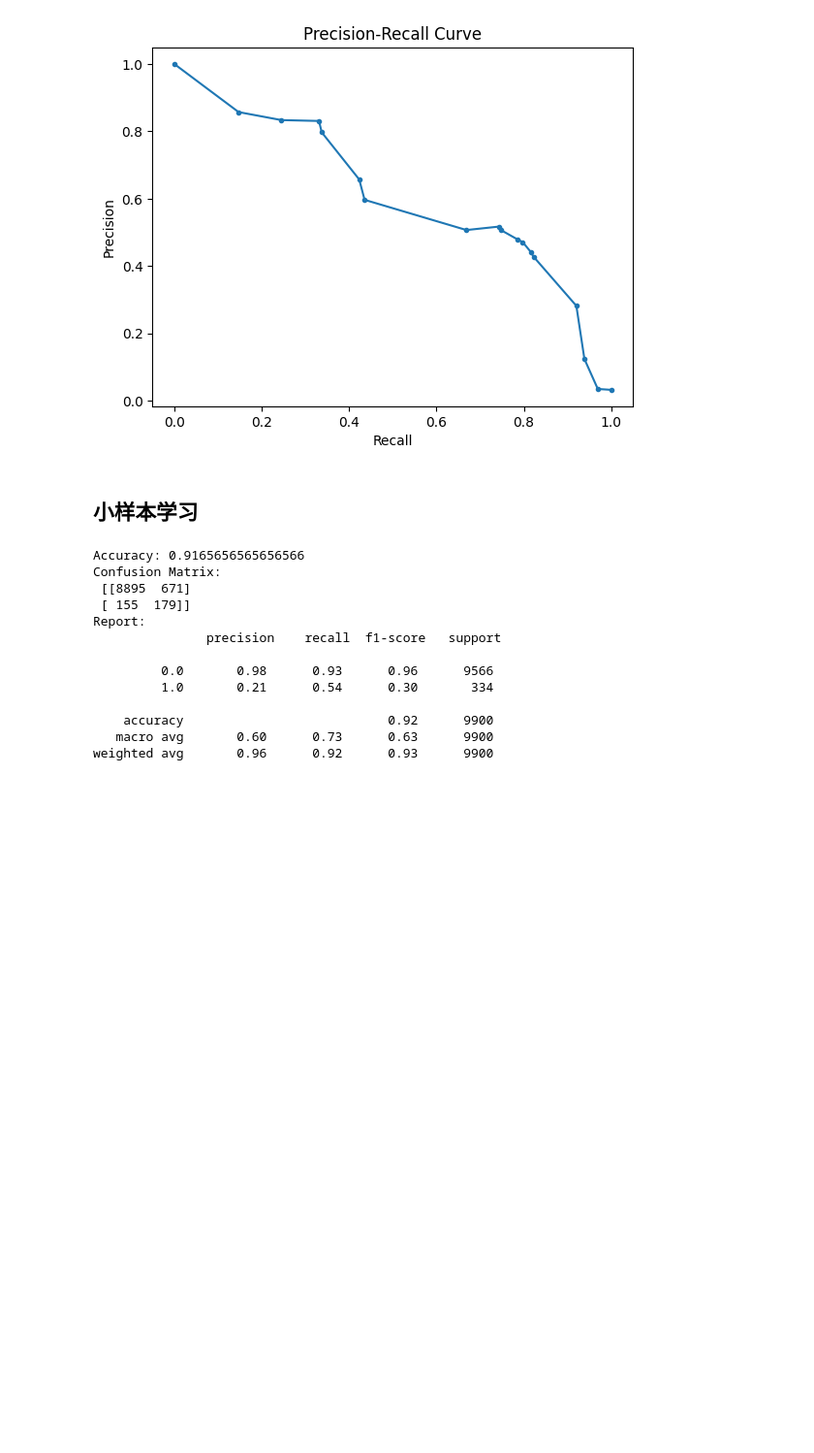
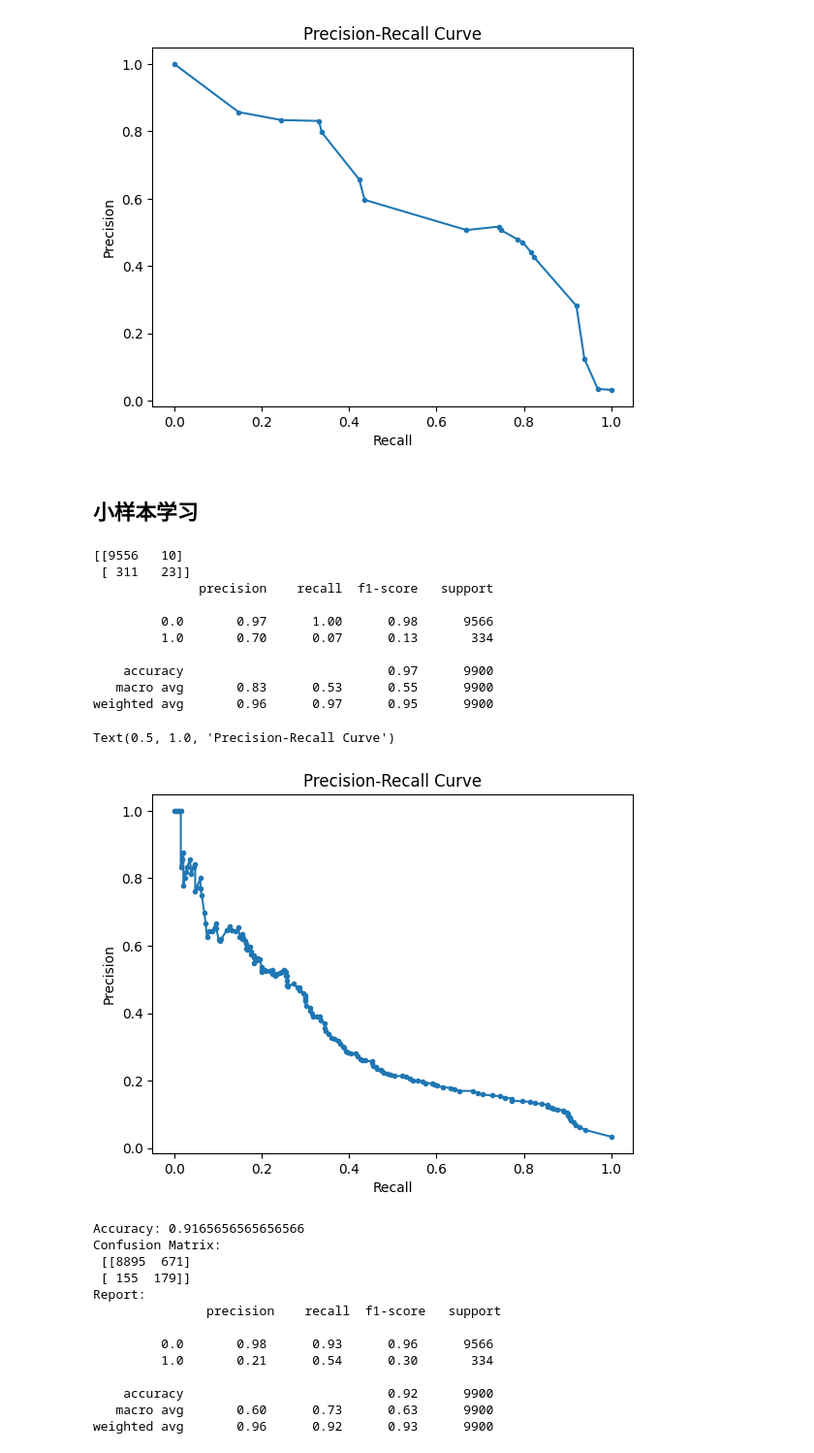
Before and after one commit to LingbINgx/Predict, a Jupyter notebook: test.ipynb, the cells around one changed output. Shown at 97% size. Cells and saved outputs as stored; diff of their text form; code cells hidden in the pictures; blank space fills up the shorter version.

```diff
--- a/test.ipynb
+++ b/test.ipynb
@@ -276,6 +277,40 @@ Text(0.5, 1.0, 'Precision-Recall Curve')
 ## 小样本学习
 # %%
 train_features, test_features, train_labels, test_labels = train_test_split(features, labels, test_size=0.99, random_state= 42)
+# %%
+
+rf = RandomForestClassifier(
+        n_estimators=300,
+        class_weight={0:1, 1:3},
+        random_state=42
+    )
+
+rf.fit(train_features, train_labels)
+y_pred = rf.predict(test_features)
+y_prob = rf.predict_proba(test_features)[:, 1]
+
+print(confusion_matrix(test_labels, y_pred))
+print(classification_report(test_labels, y_pred))
+
+
+precision, recall, thresholds = precision_recall_curve(test_labels, y_prob)
+plt.plot(recall, precision, marker='.')
+plt.xlabel('Recall')
+plt.ylabel('Precision')
+plt.title('Precision-Recall Curve')
+# %% [output]
+[[9556   10]
+ [ 311   23]]
+              precision    recall  f1-score   support
+
+         0.0       0.97      1.00      0.98      9566
+         1.0       0.70      0.07      0.13       334
+
+    accuracy                           0.97      9900
+   macro avg       0.83      0.53      0.55      9900
+weighted avg       0.96      0.97      0.95      9900
+Text(0.5, 1.0, 'Precision-Recall Curve')
+[figure, added]
 # %%
 
 model = LogisticRegression(
```
Also changed, not shown: parts of 5 cells of this notebook, 3 other files.
